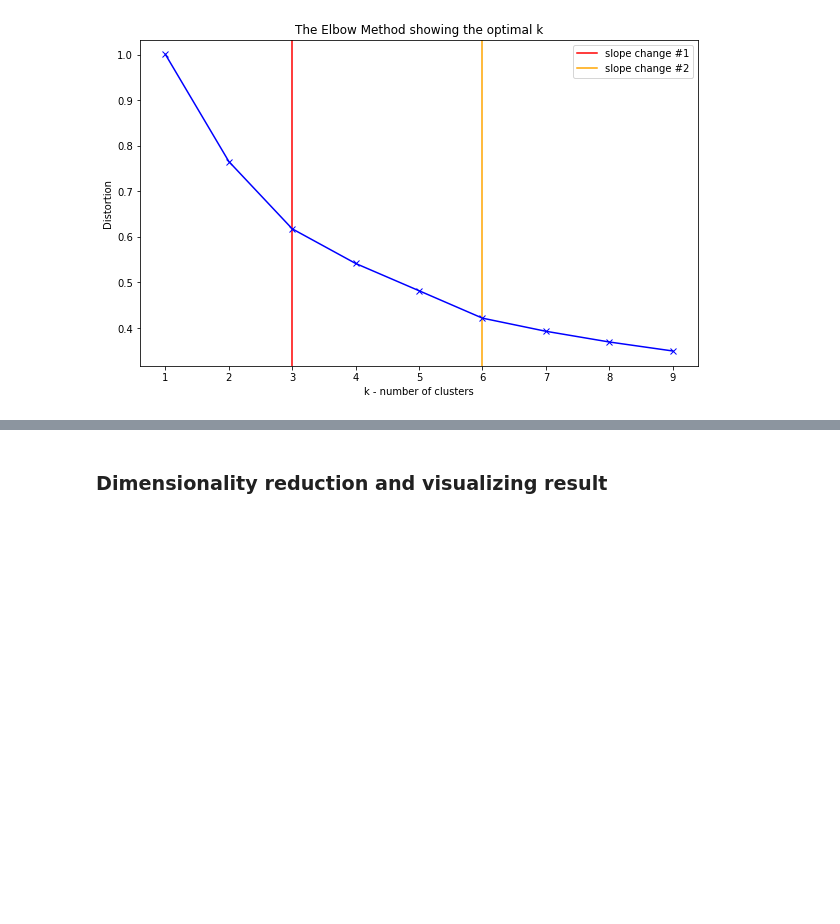
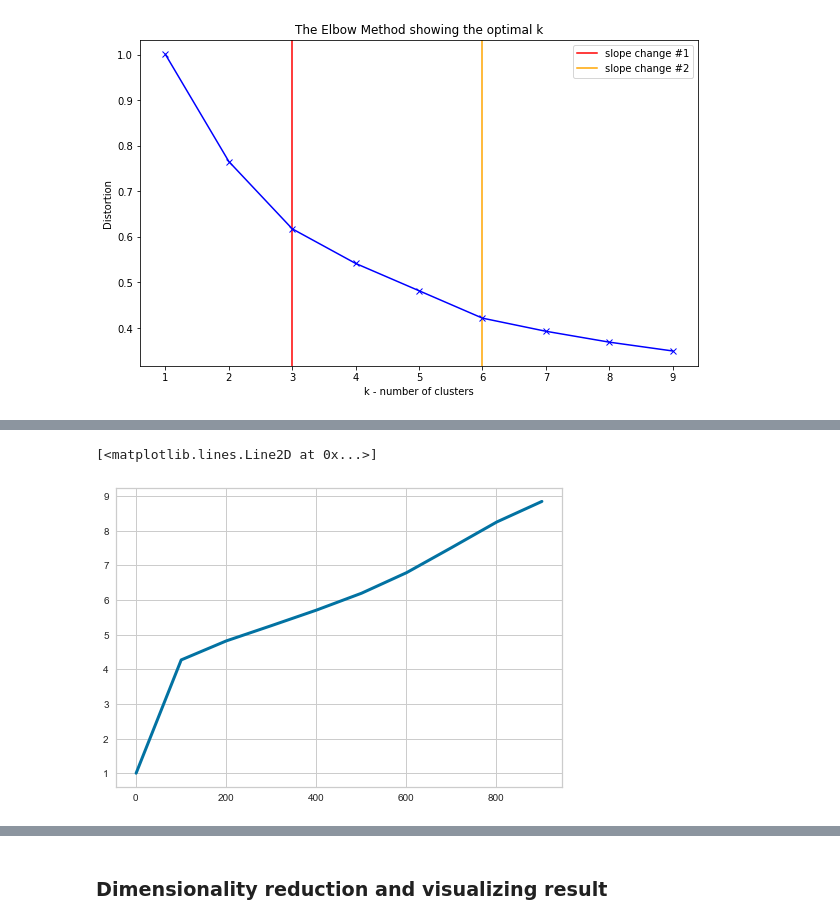
Before and after one commit to onlinex/DSBA_SAS_next_best_offer, a Jupyter notebook: Market clusters.ipynb, the cells around one changed output, grey strips where cells are left out. Cells and saved outputs as stored; diff of their text form; code cells hidden in the pictures; blank space fills up the shorter version.

```diff
--- a/Market clusters.ipynb
+++ b/Market clusters.ipynb
@@ -184,0 +242,5 @@ plt.legend(); plt.show()
+# %%
+plt.plot(gapdf.clusterCount, gapdf.gap, linewidth=3)
+# %% [output]
+[<matplotlib.lines.Line2D at 0x...>]
+[figure, added]
```
Also changed, not shown: parts of 5 cells of this notebook.
